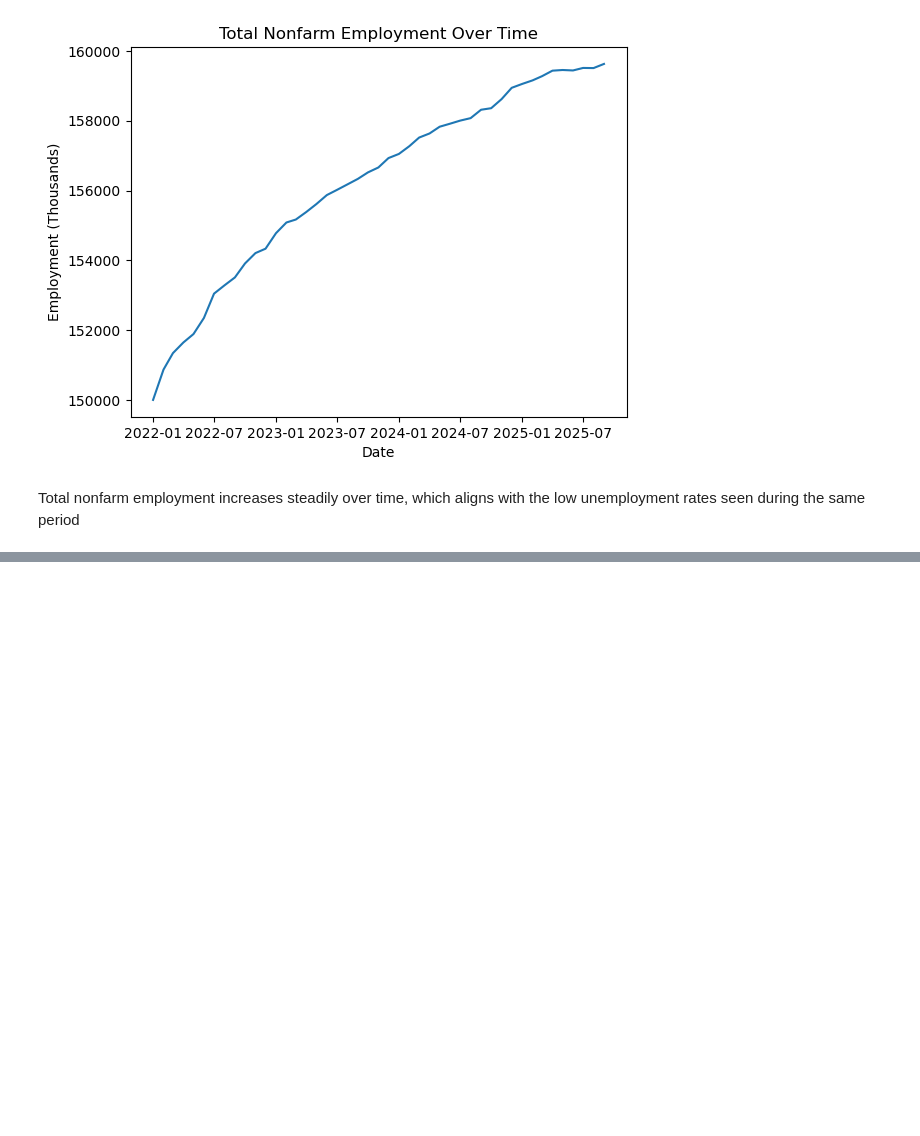
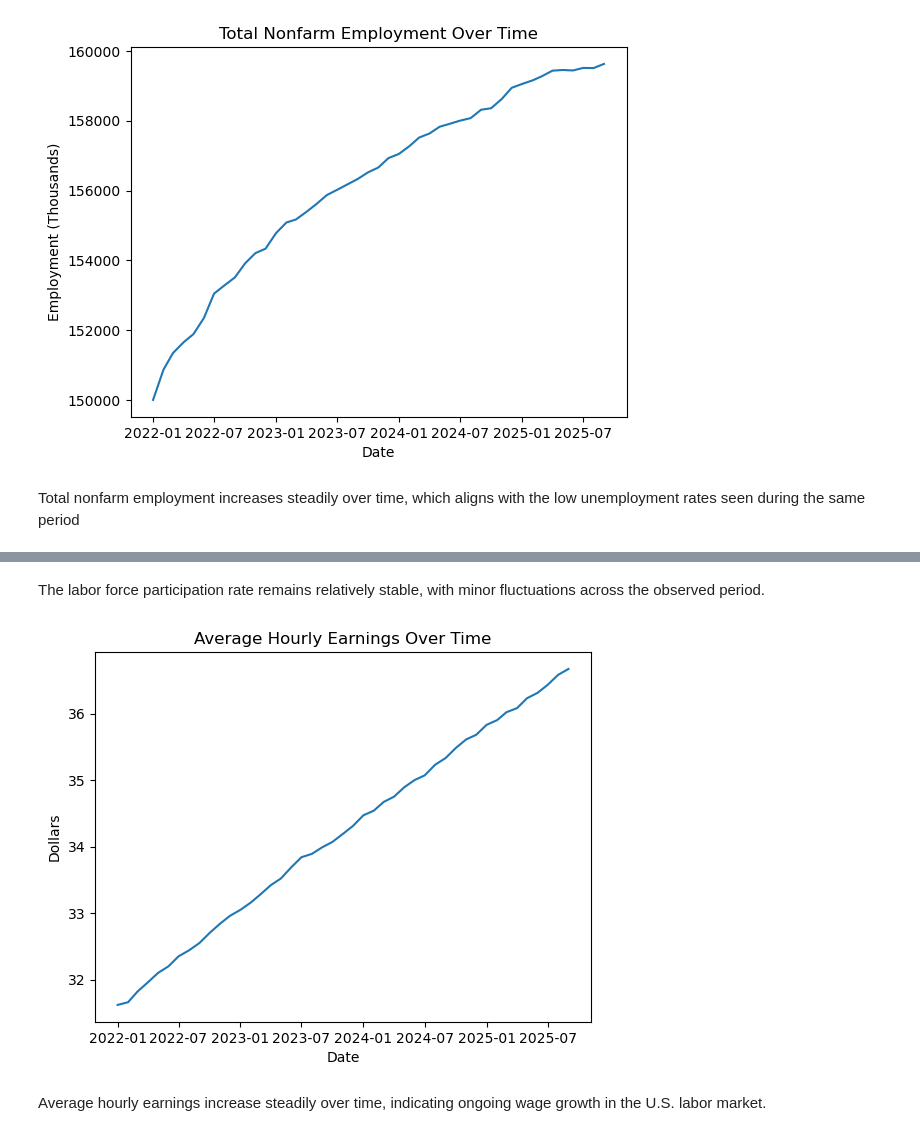
Before and after one commit to mmcgruder27/econ8320-labor-dashboard, a Jupyter notebook: analysis.ipynb, the cells around one changed output, grey strips where cells are left out. Drawn from its saved outputs; the diff is of its cells as text; code cells hidden in the pictures; blank space fills up the shorter version.

```diff
--- a/analysis.ipynb
+++ b/analysis.ipynb
@@ -77,0 +90,13 @@ Total nonfarm employment increases steadily over time, which aligns with the low
+# %% [markdown]
+The labor force participation rate remains relatively stable, with minor fluctuations across the observed period.
+# %%
+plt.figure()
+plt.plot(df["date"], df["average_hourly_earnings"])
+plt.title("Average Hourly Earnings Over Time")
+plt.xlabel("Date")
+plt.ylabel("Dollars")
+plt.show()
+# %% [output]
+[figure, added]
+# %% [markdown]
+Average hourly earnings increase steadily over time, indicating ongoing wage growth in the U.S. labor market.
```
Also changed, not shown: parts of 2 cells of this notebook, 2 other files.
